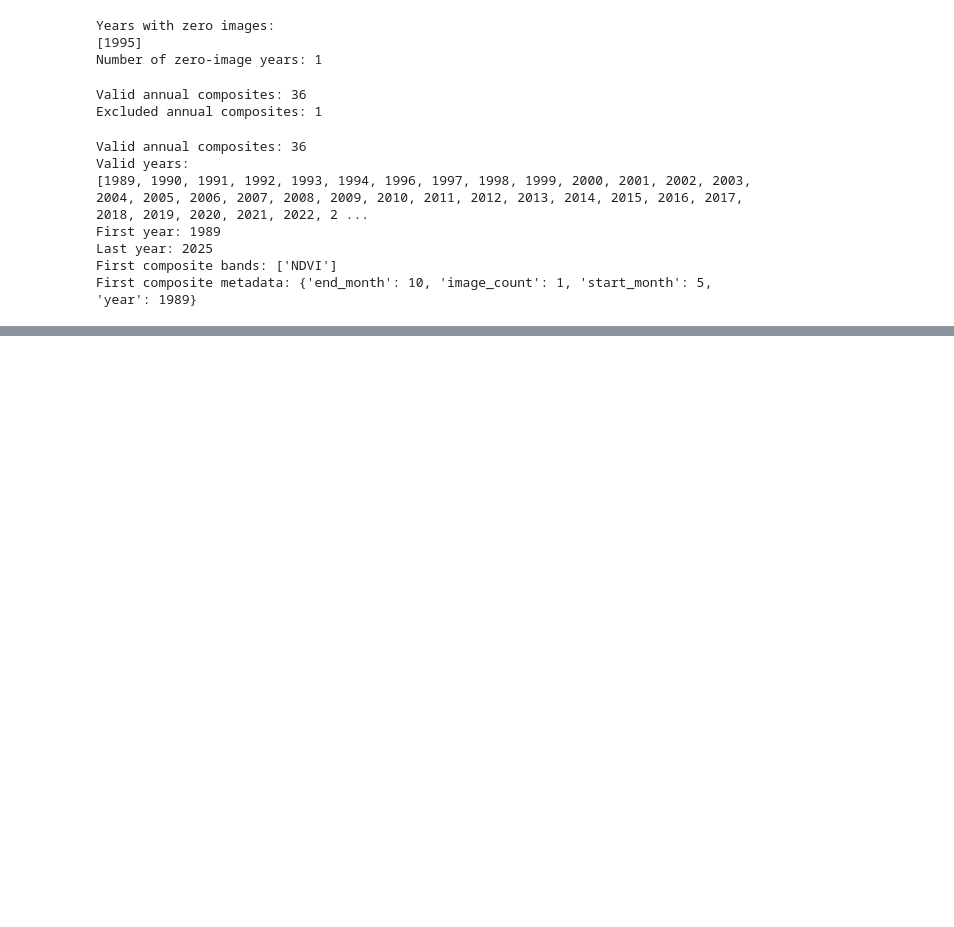
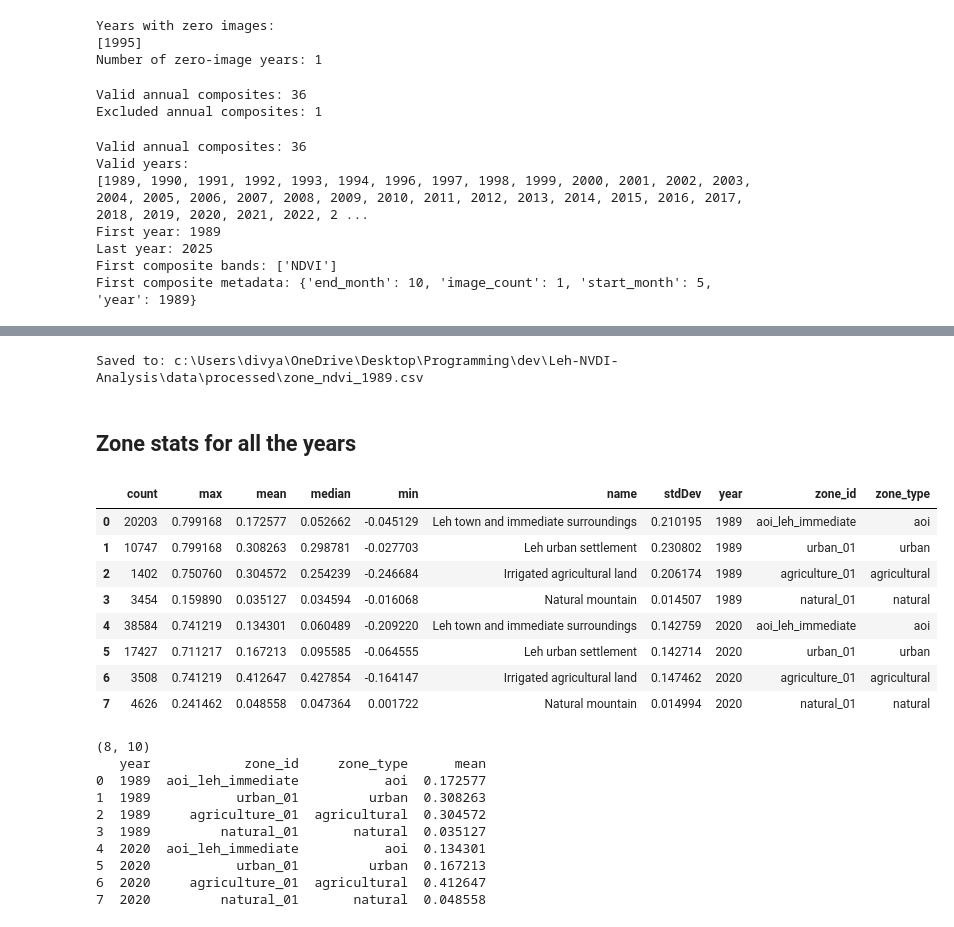
Before and after one commit to divyansh-agg29/Leh-NVDI-Analysis, a Jupyter notebook: notebooks/experimentation.ipynb, the cells around one changed output, grey strips where cells are left out. Drawn from its saved outputs; the diff is of its cells as text; code cells hidden in the pictures; blank space fills up the shorter version.

```diff
--- a/notebooks/experimentation.ipynb
+++ b/notebooks/experimentation.ipynb
@@ -696,0 +753,76 @@ First composite metadata: {'end_month': 10, 'image_count': 1, 'start_month': 5,
+# %%
+project_root = Path.cwd()
+project_root = project_root.parent
+
+output_dir = Path(project_root, "data/processed")
+output_dir.mkdir(
+    parents=True,
+    exist_ok=True
+)
+
+output_path = output_dir / "zone_ndvi_1989.csv"
+
+df_1989.to_csv(
+    output_path,
+    index=False
+)
+
+print(f"Saved to: {output_path}")
+# %% [output]
+Saved to: c:\Users\divya\OneDrive\Desktop\Programming\dev\Leh-NVDI-Analysis\data\processed\zone_ndvi_1989.csv
+# %% [markdown]
+## Zone stats for all the years
+# %%
+# Create reducer.
+ndvi_reducer = create_ndvi_reducer()
+
+# Test collection with two years.
+test_collection = annual_ndvi_collection.filter(
+    ee.Filter.inList(
+        "year",
+        [1989, 2020]
+    )
+)
+
+# Extract statistics.
+test_results = extract_collection_statistics(
+    collection=test_collection,
+    zones=zones,
+    scale=30,
+    reducer=ndvi_reducer,
+)
+
+# Convert to Pandas.
+df_test = results_to_dataframe(
+    test_results
+)
+
+display(df_test)
+
+print(df_test.shape)
+
+print(
+    df_test[
+        ["year", "zone_id", "zone_type", "mean"]
+    ]
+)
+# %% [output]
+|  | count | max | mean | median | min | name | stdDev | year | zone_id | zone_type |
+| 0 | 20203 | 0.799168 | 0.172577 | 0.052662 | -0.045129 | Leh town and immediate surroundings | 0.210195 | 1989 | aoi_leh_immediate | aoi |
+| 1 | 10747 | 0.799168 | 0.308263 | 0.298781 | -0.027703 | Leh urban settlement | 0.230802 | 1989 | urban_01 | urban |
+| 2 | 1402 | 0.750760 | 0.304572 | 0.254239 | -0.246684 | Irrigated agricultural land | 0.206174 | 1989 | agriculture_01 | agricultural |
+| 3 | 3454 | 0.159890 | 0.035127 | 0.034594 | -0.016068 | Natural mountain | 0.014507 | 1989 | natural_01 | natural |
+| 4 | 38584 | 0.741219 | 0.134301 | 0.060489 | -0.209220 | Leh town and immediate surroundings | 0.142759 | 2020 | aoi_leh_immediate | aoi |
+| 5 | 17427 | 0.711217 | 0.167213 | 0.095585 | -0.064555 | Leh urban settlement | 0.142714 | 2020 | urban_01 | urban |
+| 6 | 3508 | 0.741219 | 0.412647 | 0.427854 | -0.164147 | Irrigated agricultural land | 0.147462 | 2020 | agriculture_01 | agricultural |
+| 7 | 4626 | 0.241462 | 0.048558 | 0.047364 | 0.001722 | Natural mountain | 0.014994 | 2020 | natural_01 | natural |
+(8, 10)
+   year            zone_id     zone_type      mean
+0  1989  aoi_leh_immediate           aoi  0.172577
+1  1989           urban_01         urban  0.308263
+2  1989     agriculture_01  agricultural  0.304572
+3  1989         natural_01       natural  0.035127
+4  2020  aoi_leh_immediate           aoi  0.134301
+5  2020           urban_01         urban  0.167213
+6  2020     agriculture_01  agricultural  0.412647
+7  2020         natural_01       natural  0.048558
```
Also changed, not shown: parts of 17 cells of this notebook, 2 other files.
